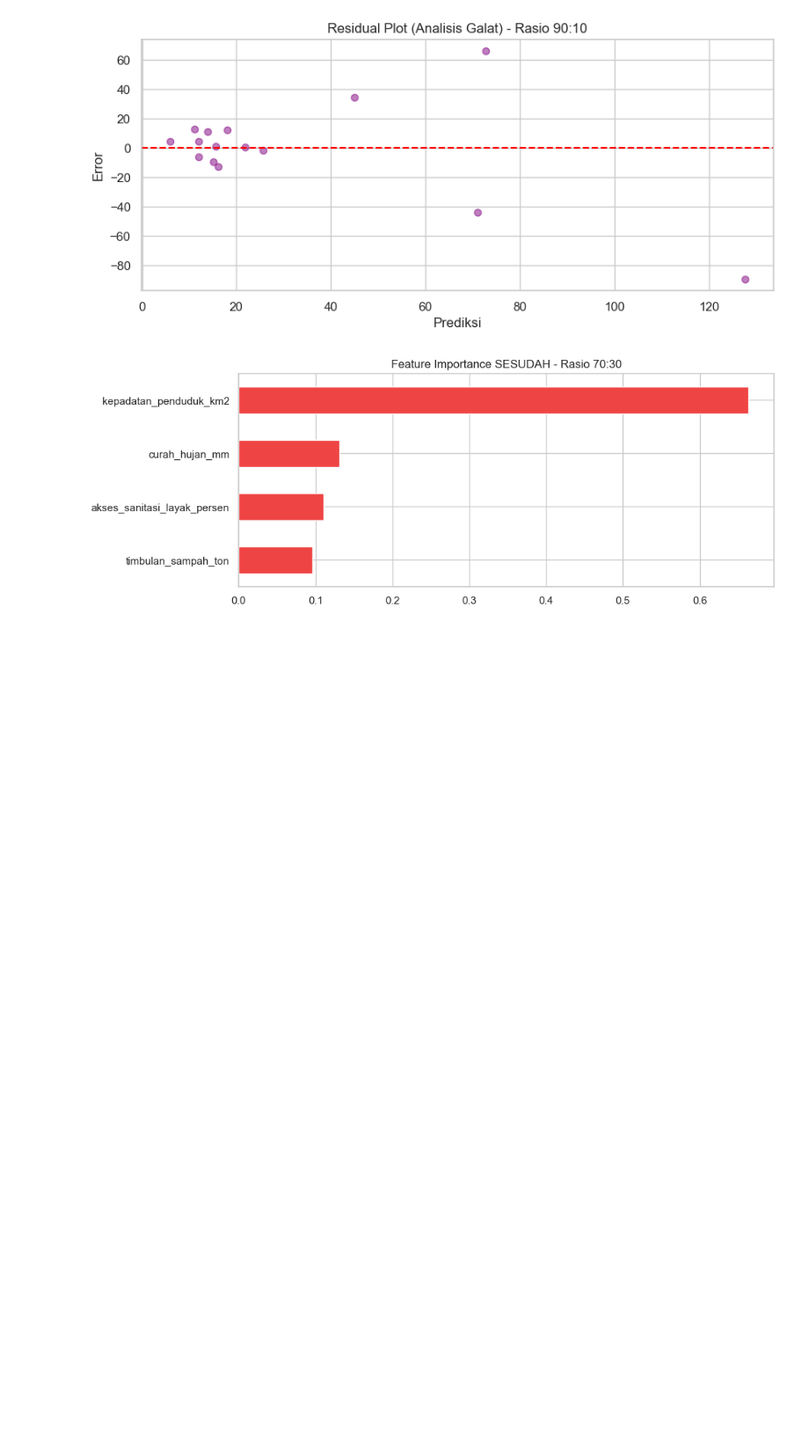
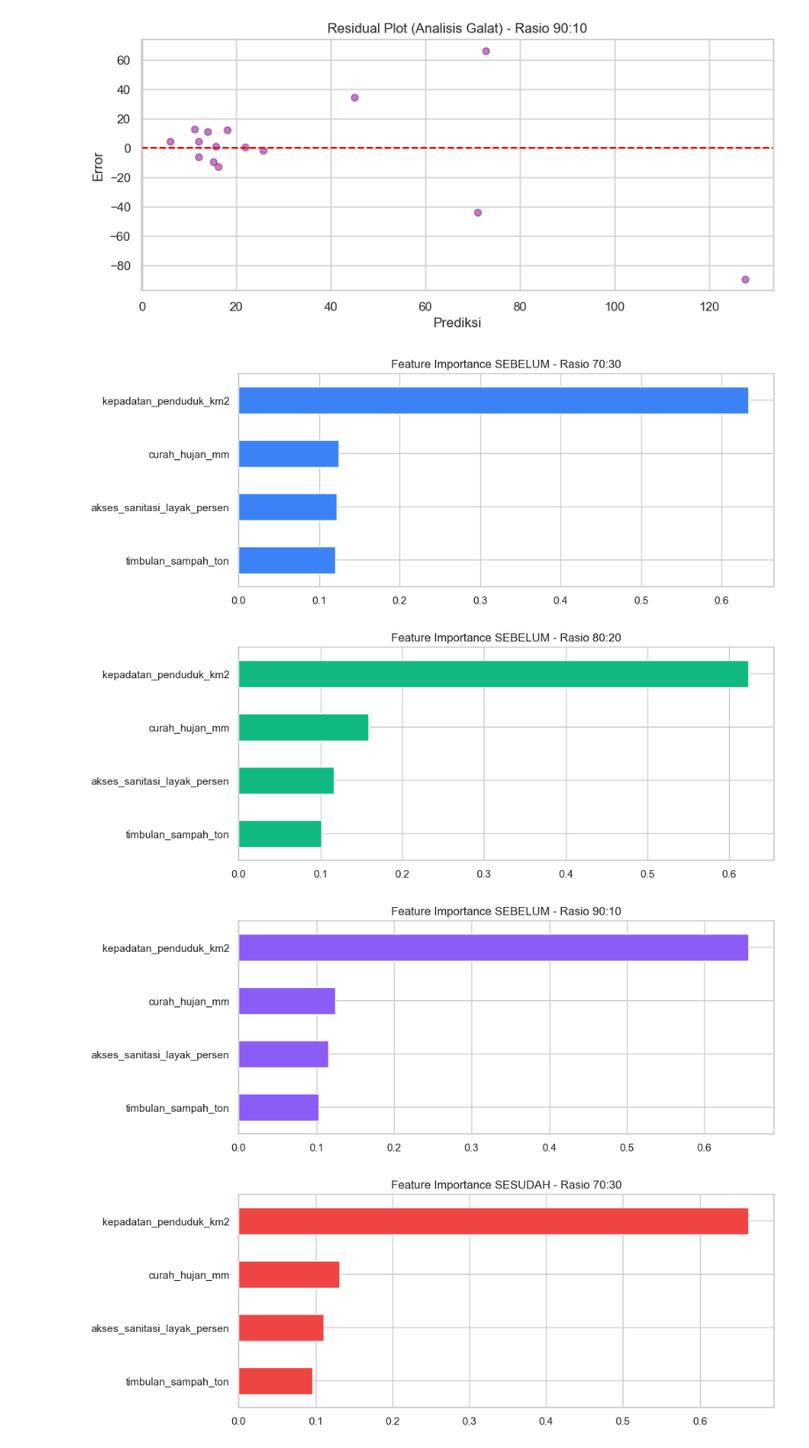
Before and after one commit to Syahrrulll/analisis_dbd, a Jupyter notebook: DBD.ipynb, the cells around one changed output. Shown at 88% size. Cells and saved outputs as stored; diff of their text form; code cells hidden in the pictures; blank space fills up the shorter version.

Commit message:
lupa sebelum hehe

```diff
--- a/DBD.ipynb
+++ b/DBD.ipynb
@@ -323,6 +323,33 @@ for name in names:
 [figure]
 [figure]
 [figure]
+# %%
+# --- FEATURE IMPORTANCE SEBELUM ---
+
+# 1. Rasio 70:30 (Sebelum)
+imp_before_70 = pd.Series(all_models_before["70:30"].feature_importances_, index=features).sort_values(ascending=True)
+plt.figure(figsize=(10, 4))
+imp_before_70.plot(kind='barh', color='#3b82f6') # Warna biru untuk membedakan dengan 'Sesudah'
+plt.title("Feature Importance SEBELUM - Rasio 70:30")
+plt.show()
+
+# 2. Rasio 80:20 (Sebelum)
+imp_before_80 = pd.Series(all_models_before["80:20"].feature_importances_, index=features).sort_values(ascending=True)
+plt.figure(figsize=(10, 4))
+imp_before_80.plot(kind='barh', color='#10b981')
+plt.title("Feature Importance SEBELUM - Rasio 80:20")
+plt.show()
+
+# 3. Rasio 90:10 (Sebelum)
+imp_before_90 = pd.Series(all_models_before["90:10"].feature_importances_, index=features).sort_values(ascending=True)
+plt.figure(figsize=(10, 4))
+imp_before_90.plot(kind='barh', color='#8b5cf6')
+plt.title("Feature Importance SEBELUM - Rasio 90:10")
+plt.show()
+# %% [output]
+[figure, added]
+[figure, added]
+[figure, added]
 # %%
 imp = pd.Series(all_models_after["70:30"].feature_importances_, index=features).sort_values(ascending=True)
 plt.figure(figsize=(10, 4))
```
Also changed, not shown: parts of 1 cell of this notebook.
